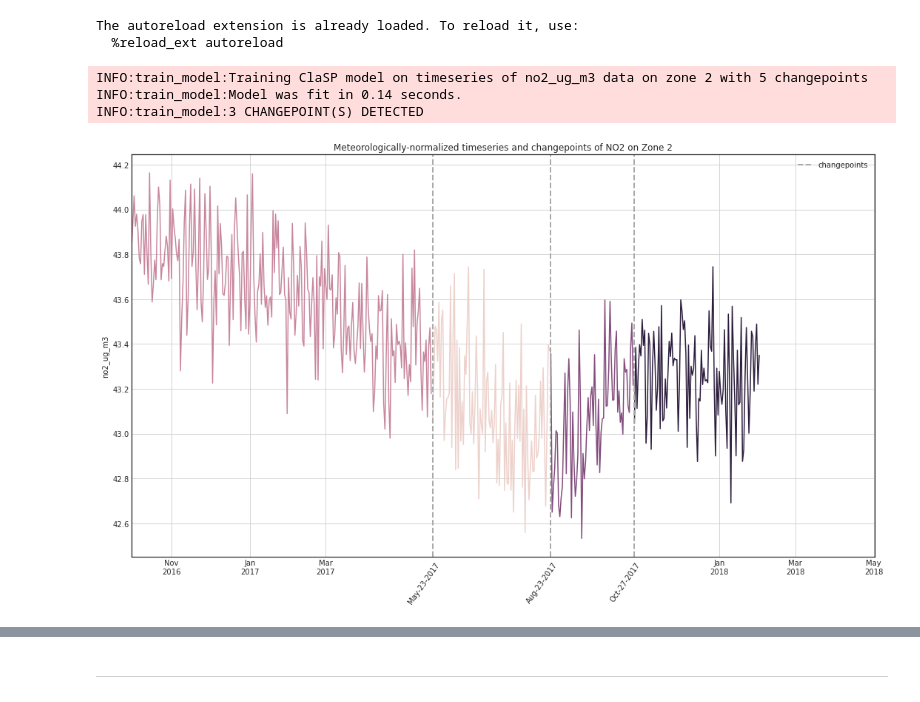
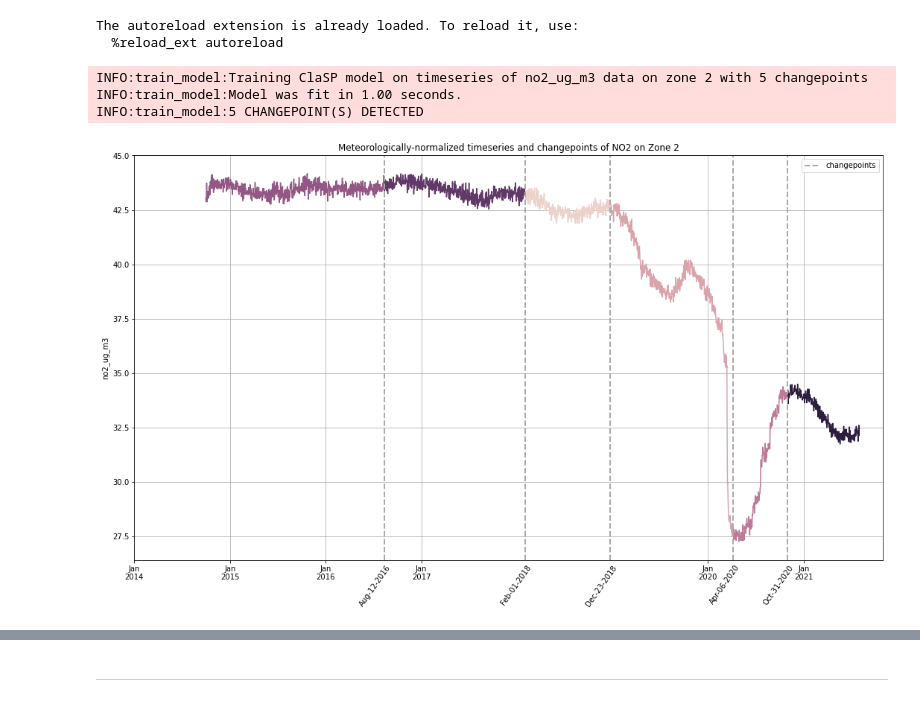
Before and after one commit to simonsanvil/Madrid-AirQuality-Analysis, a Jupyter notebook: notebooks/08-change_point_detection.ipynb, the cells around one changed output, grey strips where cells are left out. Saved outputs shown, nothing was run; the diff lists cells and outputs as text; code cells hidden in the pictures.

```diff
--- a/notebooks/08-change_point_detection.ipynb
+++ b/notebooks/08-change_point_detection.ipynb
@@ -34,32 +34,32 @@ The autoreload extension is already loaded. To reload it, use:
 # %%
 madrid_df = pd.read_feather("../01-data/processed/aq-weather_normalized.feather")
 # %%
-start = "2016-10-01"
-end = "2018-02-01"
+start = "2014-10-01"
+end = "2022-02-01"
 zone = 2
 indicator = 'no2_ug_m3'#'pm10_ug_m3'#'o3_ug_m3' #"no2_ug_m3"
 period_length = None # 10
 
 clasp_results = train_clasp_model(
     madrid_df,
     y=indicator,
     location=zone,
     n_changepoints=5,
     train_start=start,
     train_end=end,
     period_length=period_length
 )
 fig,ax = visualize_clasp_results(
     clasp_results,
     title=f"Meteorologically-normalized timeseries and changepoints of {indicator.split('_')[0].upper()} on Zone {zone}",
     arrowprops=None,
     xytext=(-12,-5),
     rotation=55
 )
 fig.show()
 # %% [output]
 INFO:train_model:Training ClaSP model on timeseries of no2_ug_m3 data on zone 2 with 5 changepoints
-INFO:train_model:Model was fit in 0.14 seconds.
-INFO:train_model:3 CHANGEPOINT(S) DETECTED
+INFO:train_model:Model was fit in 1.00 seconds.
+INFO:train_model:5 CHANGEPOINT(S) DETECTED
-[figure, old version]
+[figure, new version]
 # %%
```
Also changed, not shown: parts of 7 cells of this notebook.
